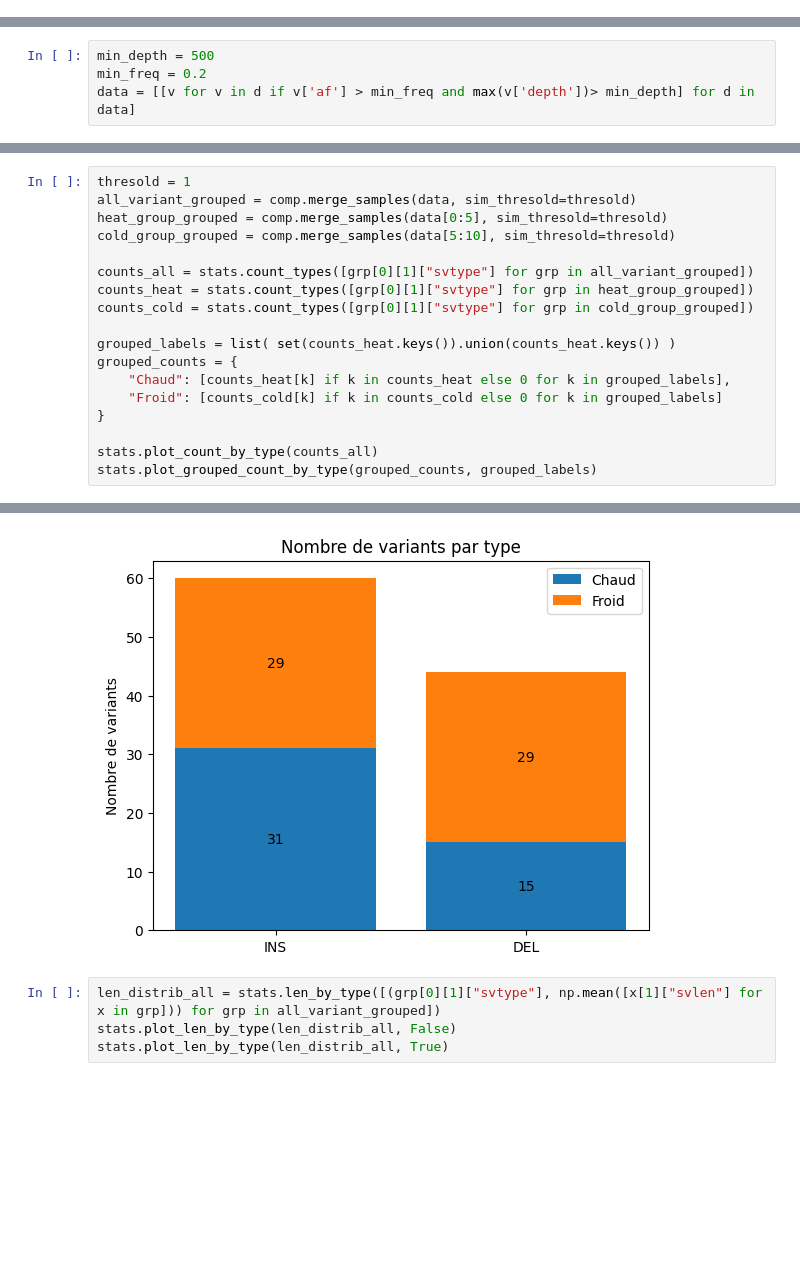
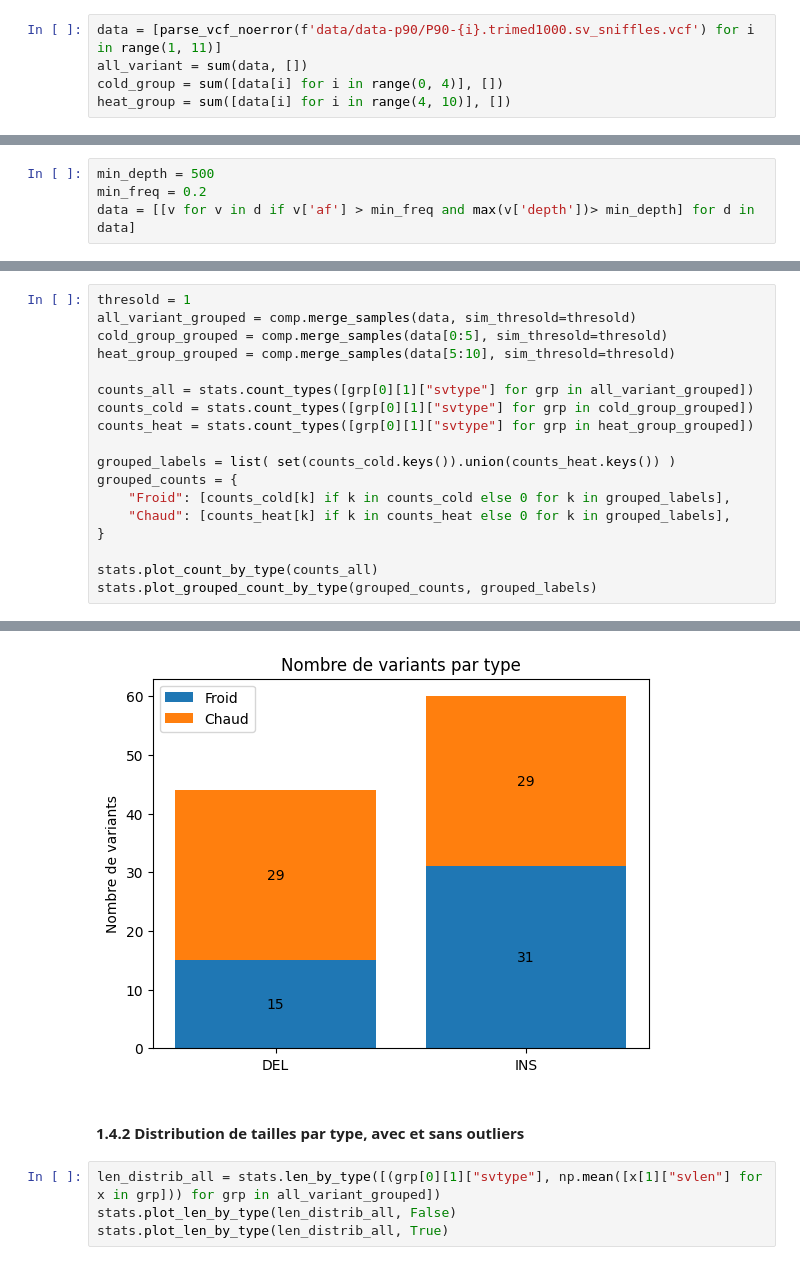
Before and after one commit to Tara-Guillorit/TP-BILL, a Jupyter notebook: analyse.ipynb, the cells around one changed output, grey strips where cells are left out. Cells and saved outputs as stored; diff of their text form; blank space fills up the shorter version.

Commit message:
Add charts

```diff
--- a/analyse.ipynb
+++ b/analyse.ipynb
@@ -34,0 +34,5 @@ cold_group = sum([data[i] for i in range(4, 10)], [])
+# %%
+data = [parse_vcf_noerror(f'data/data-p90/P90-{i}.trimed1000.sv_sniffles.vcf') for i in range(1, 11)]
+all_variant = sum(data, [])
+cold_group = sum([data[i] for i in range(0, 4)], [])
+heat_group = sum([data[i] for i in range(4, 10)], [])
@@ -85,24 +90,26 @@ data = [[v for v in d if v['af'] > min_freq and max(v['depth'])> min_depth] for
 # %%
 thresold = 1
 all_variant_grouped = comp.merge_samples(data, sim_thresold=thresold)
-heat_group_grouped = comp.merge_samples(data[0:5], sim_thresold=thresold)
-cold_group_grouped = comp.merge_samples(data[5:10], sim_thresold=thresold)
+cold_group_grouped = comp.merge_samples(data[0:5], sim_thresold=thresold)
+heat_group_grouped = comp.merge_samples(data[5:10], sim_thresold=thresold)
 
 counts_all = stats.count_types([grp[0][1]["svtype"] for grp in all_variant_grouped])
+counts_cold = stats.count_types([grp[0][1]["svtype"] for grp in cold_group_grouped])
 counts_heat = stats.count_types([grp[0][1]["svtype"] for grp in heat_group_grouped])
-counts_cold = stats.count_types([grp[0][1]["svtype"] for grp in cold_group_grouped])
 
-grouped_labels = list( set(counts_heat.keys()).union(counts_heat.keys()) )
+grouped_labels = list( set(counts_cold.keys()).union(counts_heat.keys()) )
 grouped_counts = {
+    "Froid": [counts_cold[k] if k in counts_cold else 0 for k in grouped_labels],
     "Chaud": [counts_heat[k] if k in counts_heat else 0 for k in grouped_labels],
-    "Froid": [counts_cold[k] if k in counts_cold else 0 for k in grouped_labels]
 }
 
 stats.plot_count_by_type(counts_all)
 stats.plot_grouped_count_by_type(grouped_counts, grouped_labels)
 # %% [output]
 [figure]
-[figure, old version]
+[figure, new version]
+# %% [markdown]
+#### 1.4.2 Distribution de tailles par type, avec et sans outliers
 # %%
 len_distrib_all = stats.len_by_type([(grp[0][1]["svtype"], np.mean([x[1]["svlen"] for x in grp])) for grp in all_variant_grouped])
 stats.plot_len_by_type(len_distrib_all, False)
```
Also changed, not shown: parts of 36 cells of this notebook, 13 other files.
